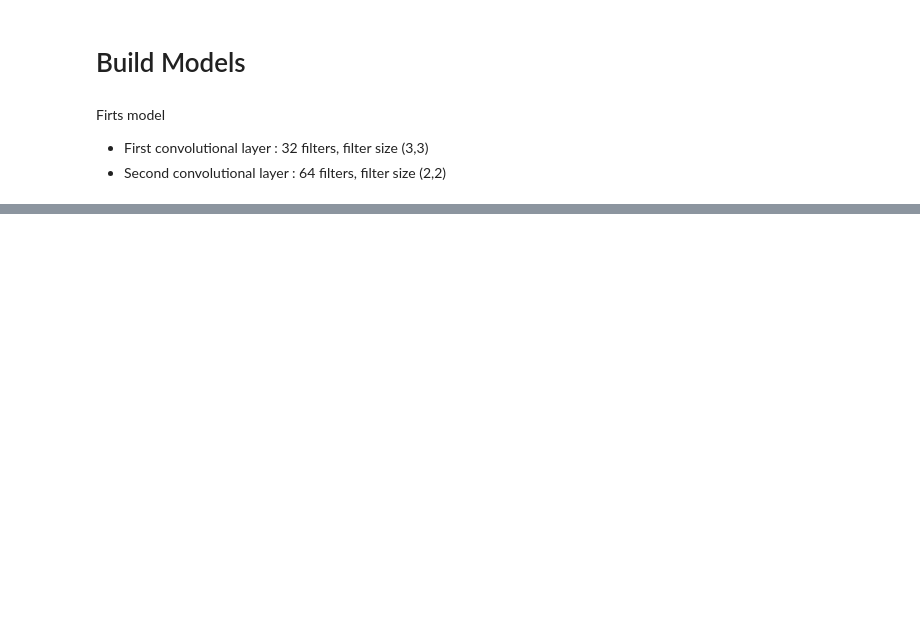
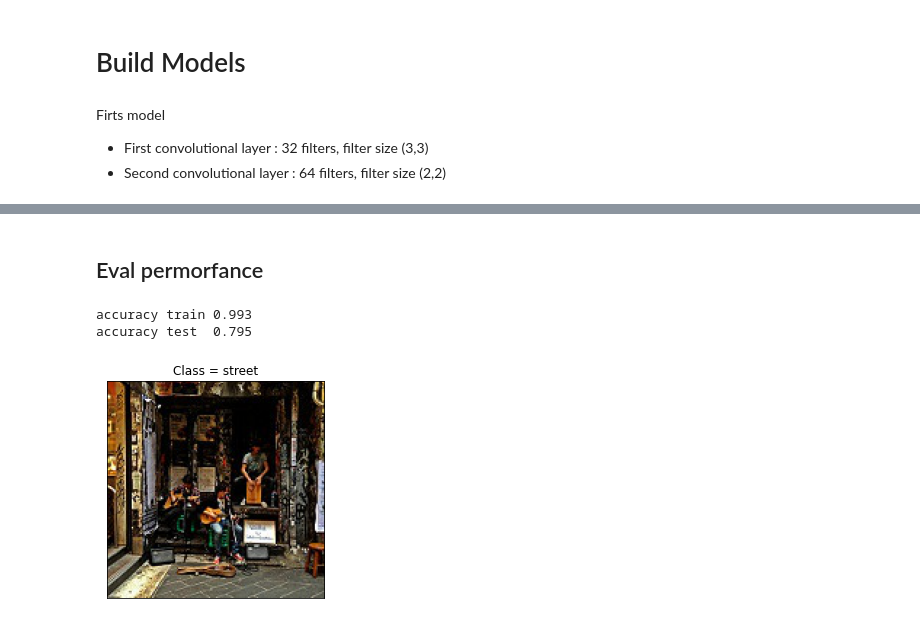
Before and after one commit to yuaquintero/U4-Project-CNN, a Jupyter notebook: CNN_Scene_clasification.ipynb, the cells around one changed output, grey strips where cells are left out. Saved outputs shown, nothing was run; the diff lists cells and outputs as text; code cells hidden in the pictures; blank space fills up the shorter version.

```diff
--- a/CNN_Scene_clasification.ipynb
+++ b/CNN_Scene_clasification.ipynb
@@ -226,0 +276,2 @@ _________________________________________________________________
+# %%
+trained = cnn_model.fit(x_train,y_train,epochs=10,batch_size=64,validation_data=(x_test,y_test))
@@ -226,0 +299,19 @@ _________________________________________________________________
+# %% [markdown]
+## Eval permorfance
+# %%
+# Show accuracy
+preds_train = cnn_model.predict(x_train).argmax(axis=1)
+preds_test = cnn_model.predict(x_test).argmax(axis=1)
+
+print("accuracy train %.3f"%(np.mean(preds_train==y_train)))
+print("accuracy test  %.3f"%(np.mean(preds_test==y_test)))
+# %% [output]
+accuracy train 0.993
+accuracy test  0.795
+# %%
+# Calculate a class for a random image
+index=np.random.randint(len(Image_New_pred))
+im=Image_New_pred[index]
+Show_new_prediction(im, cnn_model)
+# %% [output]
+[figure, added]
```
Also changed, not shown: parts of 55 cells of this notebook.
